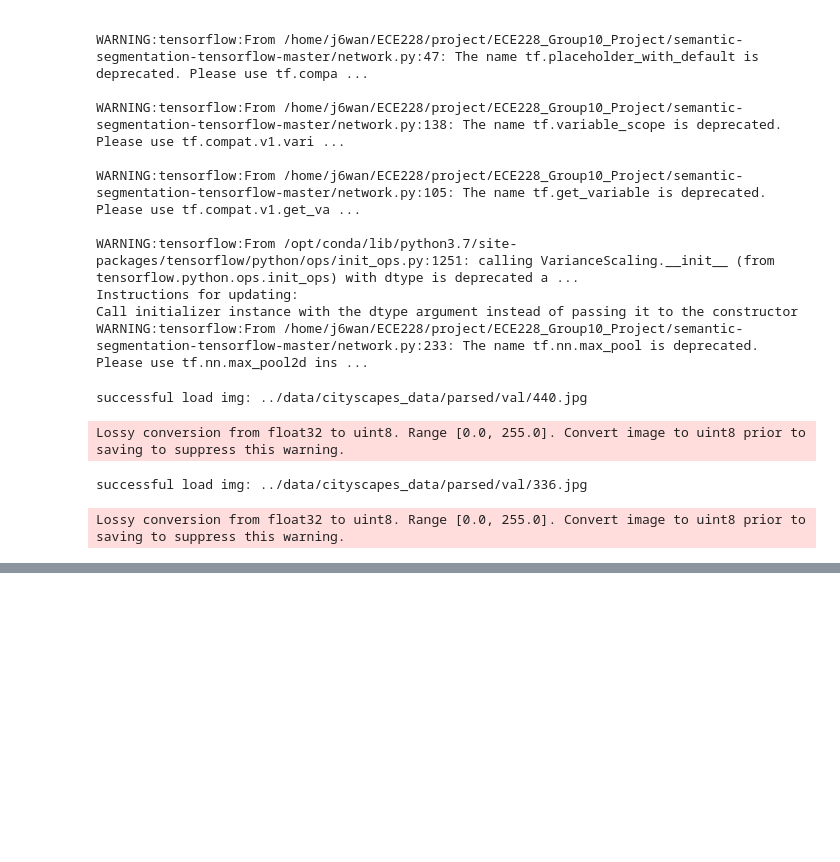
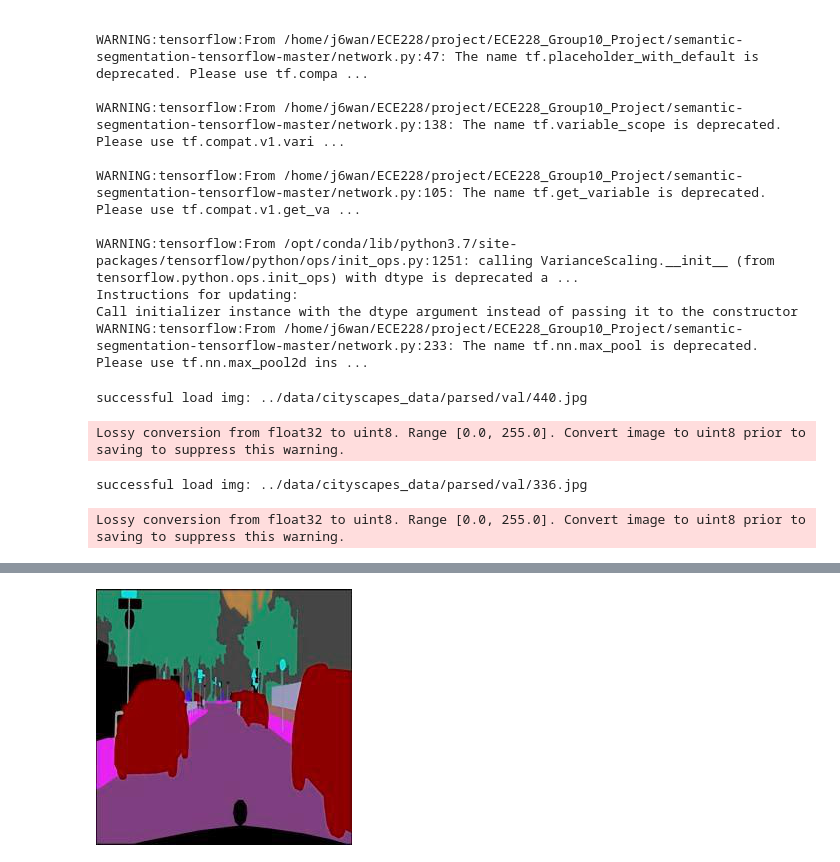
Before and after one commit to samuel-cowin/ECE228_Group10_Project, a Jupyter notebook: FCN-one_file_trainer/run_one_file_predict.ipynb, the cells around one changed output, grey strips where cells are left out. Drawn from its saved outputs; the diff is of its cells as text; code cells hidden in the pictures; blank space fills up the shorter version.

```diff
--- a/FCN-one_file_trainer/run_one_file_predict.ipynb
+++ b/FCN-one_file_trainer/run_one_file_predict.ipynb
@@ -84,0 +150,4 @@ Image.open(save_dir + 'fcn' + '_' + model.img_name)
+# %%
+c
+# %% [output]
+[figure, added]
```
Also changed, not shown: parts of 19 cells of this notebook, 2 other files.
